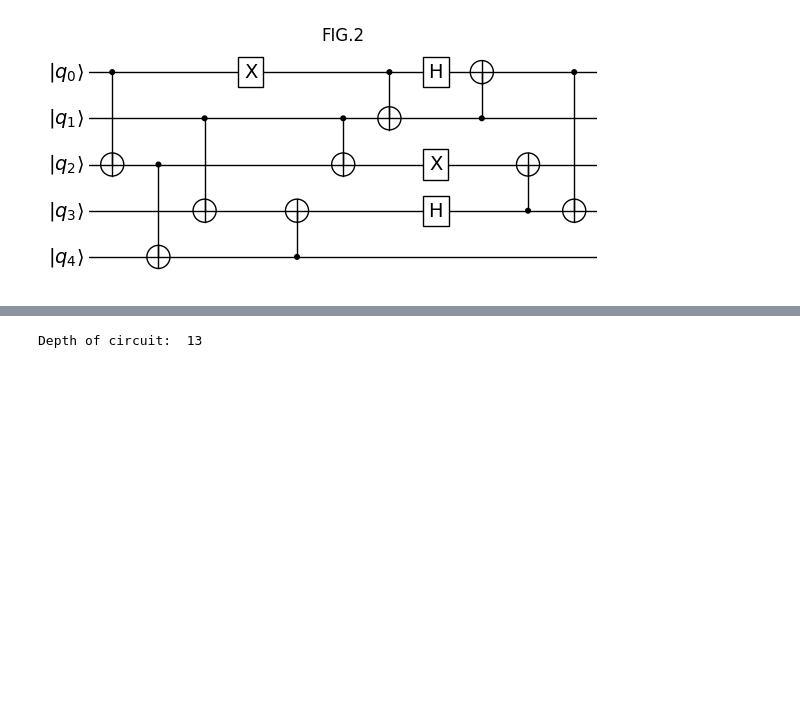
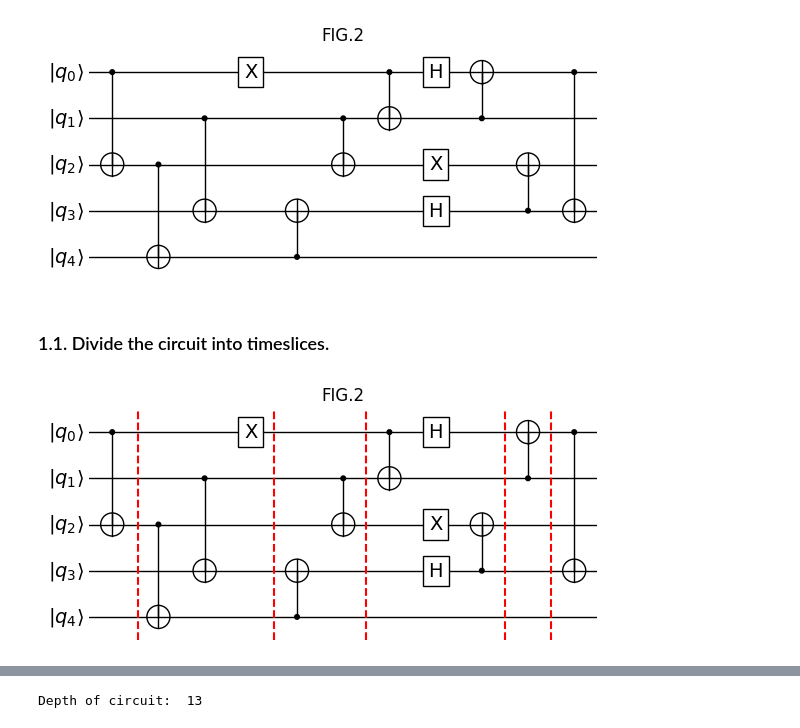
Before and after one commit to qilimanjaro-tech/haqtoberfest2024, a Jupyter notebook: solutions/qubit_mapping/solutions_in_notebook/Challenge.ipynb, the cells around one changed output, grey strips where cells are left out. Saved outputs shown, nothing was run; the diff lists cells and outputs as text; code cells hidden in the pictures; blank space fills up the shorter version.

```diff
--- a/solutions/qubit_mapping/solutions_in_notebook/Challenge.ipynb
+++ b/solutions/qubit_mapping/solutions_in_notebook/Challenge.ipynb
@@ -87,3 +81,30 @@ ax.set_title("FIG.2")
 plt.show()
 # %% [output]
 [figure]
+# %% [markdown]
+### 1.1. Divide the circuit into timeslices.
+# %%
+c = models.Circuit(5)
+c.add(gates.CNOT(0, 2))
+c.add(gates.CNOT(2, 4))
+c.add(gates.CNOT(1, 3))
+c.add(gates.X(0))
+c.add(gates.CNOT(4, 3))
+c.add(gates.CNOT(1, 2))
+c.add(gates.CNOT(0, 1))
+c.add(gates.X(2))
+c.add(gates.H(0))
+c.add(gates.H(3))
+c.add(gates.CNOT(3, 2))
+c.add(gates.CNOT(1, 0))
+c.add(gates.CNOT(0, 3))
+
+ax, fig = plot_circuit(c, style="compact")
+ax.set_title("FIG.2")
+# divide the circuit into time slices
+for x in [0.33, 2.1, 3.3, 5.1, 5.7]:
+    ax.axvline(x, color="red", linestyle="--")
+
+plt.show()
+# %% [output]
+[figure, added]
```
Also changed, not shown: parts of 36 cells of this notebook.
